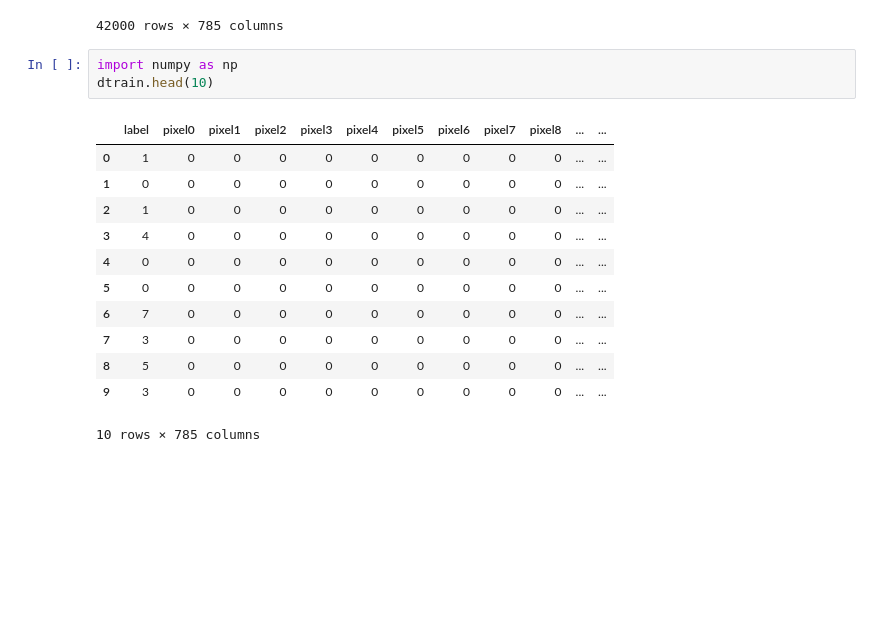
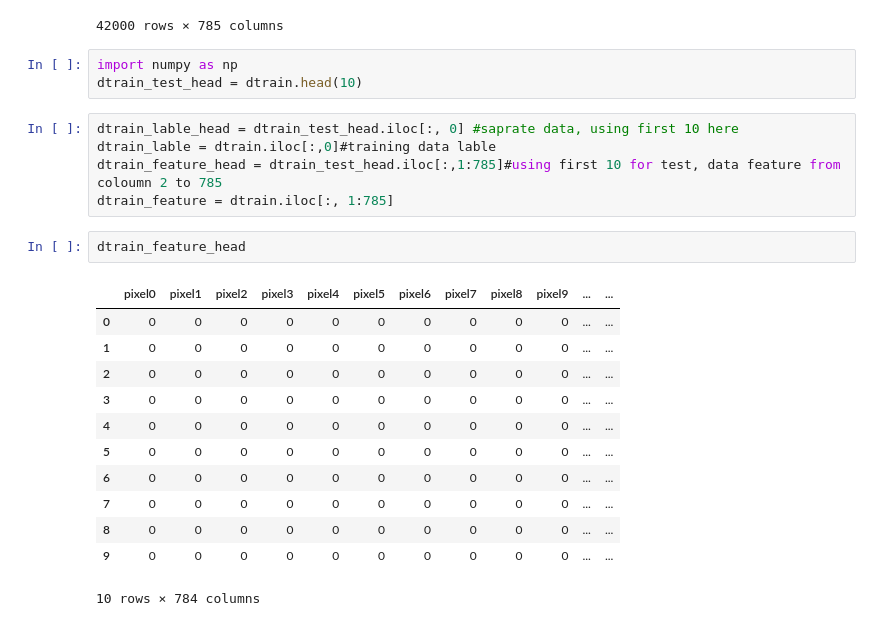
Before and after one commit to yuankez/Digit-Recognizer-computer-vision, a Jupyter notebook: Digital_recognize.ipynb, the cells around one changed output. Cells and saved outputs as stored; diff of their text form; blank space fills up the shorter version.

```diff
--- a/Digital_recognize.ipynb
+++ b/Digital_recognize.ipynb
@@ -64,17 +64,24 @@ dtrain
 42000 rows × 785 columns
 # %%
 import numpy as np
-dtrain.head(10)
+dtrain_test_head = dtrain.head(10)
-# %% [output]
-|  | label | pixel0 | pixel1 | pixel2 | pixel3 | pixel4 | pixel5 | pixel6 | pixel7 | pixel8 | ... | ... |
-| 0 | 1 | 0 | 0 | 0 | 0 | 0 | 0 | 0 | 0 | 0 | ... | ... |
-| 1 | 0 | 0 | 0 | 0 | 0 | 0 | 0 | 0 | 0 | 0 | ... | ... |
-| 2 | 1 | 0 | 0 | 0 | 0 | 0 | 0 | 0 | 0 | 0 | ... | ... |
-| 3 | 4 | 0 | 0 | 0 | 0 | 0 | 0 | 0 | 0 | 0 | ... | ... |
-| 4 | 0 | 0 | 0 | 0 | 0 | 0 | 0 | 0 | 0 | 0 | ... | ... |
-| 5 | 0 | 0 | 0 | 0 | 0 | 0 | 0 | 0 | 0 | 0 | ... | ... |
-| 6 | 7 | 0 | 0 | 0 | 0 | 0 | 0 | 0 | 0 | 0 | ... | ... |
-| 7 | 3 | 0 | 0 | 0 | 0 | 0 | 0 | 0 | 0 | 0 | ... | ... |
-| 8 | 5 | 0 | 0 | 0 | 0 | 0 | 0 | 0 | 0 | 0 | ... | ... |
-| 9 | 3 | 0 | 0 | 0 | 0 | 0 | 0 | 0 | 0 | 0 | ... | ... |
-10 rows × 785 columns
+# %%
+dtrain_lable_head = dtrain_test_head.iloc[:, 0] #saprate data, using first 10 here
+dtrain_lable = dtrain.iloc[:,0]#training data lable
+dtrain_feature_head = dtrain_test_head.iloc[:,1:785]#using first 10 for test, data feature from coloumn 2 to 785
+dtrain_feature = dtrain.iloc[:, 1:785]
+# %%
+dtrain_feature_head
+# %% [output]
+|  | pixel0 | pixel1 | pixel2 | pixel3 | pixel4 | pixel5 | pixel6 | pixel7 | pixel8 | pixel9 | ... | ... |
+| 0 | 0 | 0 | 0 | 0 | 0 | 0 | 0 | 0 | 0 | 0 | ... | ... |
+| 1 | 0 | 0 | 0 | 0 | 0 | 0 | 0 | 0 | 0 | 0 | ... | ... |
+| 2 | 0 | 0 | 0 | 0 | 0 | 0 | 0 | 0 | 0 | 0 | ... | ... |
+| 3 | 0 | 0 | 0 | 0 | 0 | 0 | 0 | 0 | 0 | 0 | ... | ... |
+| 4 | 0 | 0 | 0 | 0 | 0 | 0 | 0 | 0 | 0 | 0 | ... | ... |
+| 5 | 0 | 0 | 0 | 0 | 0 | 0 | 0 | 0 | 0 | 0 | ... | ... |
+| 6 | 0 | 0 | 0 | 0 | 0 | 0 | 0 | 0 | 0 | 0 | ... | ... |
+| 7 | 0 | 0 | 0 | 0 | 0 | 0 | 0 | 0 | 0 | 0 | ... | ... |
+| 8 | 0 | 0 | 0 | 0 | 0 | 0 | 0 | 0 | 0 | 0 | ... | ... |
+| 9 | 0 | 0 | 0 | 0 | 0 | 0 | 0 | 0 | 0 | 0 | ... | ... |
+10 rows × 784 columns
```
